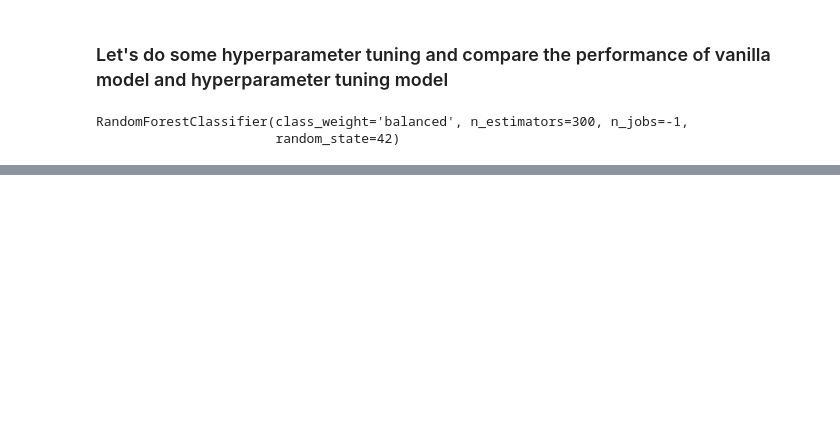
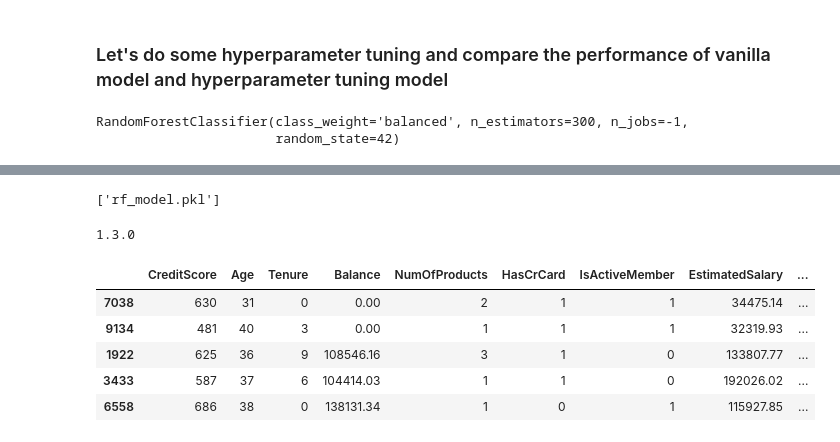
Before and after one commit to Jaggi0504/CreditCardChurn, a Jupyter notebook: practice.ipynb, the cells around one changed output, grey strips where cells are left out. Drawn from its saved outputs; the diff is of its cells as text; code cells hidden in the pictures; blank space fills up the shorter version.

```diff
--- a/practice.ipynb
+++ b/practice.ipynb
@@ -340,2 +341,18 @@ weighted avg       0.85      0.85      0.84      2000
 # %%
-pickle.dump('rf_model', open('rf_model.pkl', 'wb'))
+joblib.dump(rf_model, "rf_model.pkl")
+# %% [output]
+['rf_model.pkl']
+# %%
+import sklearn
+print(sklearn.__version__)
+# %% [output]
+1.3.0
+# %%
+X_train.head()
+# %% [output]
+|  | CreditScore | Age | Tenure | Balance | NumOfProducts | HasCrCard | IsActiveMember | EstimatedSalary | ... |
+| 7038 | 630 | 31 | 0 | 0.00 | 2 | 1 | 1 | 34475.14 | ... |
+| 9134 | 481 | 40 | 3 | 0.00 | 1 | 1 | 1 | 32319.93 | ... |
+| 1922 | 625 | 36 | 9 | 108546.16 | 3 | 1 | 0 | 133807.77 | ... |
+| 3433 | 587 | 37 | 6 | 104414.03 | 1 | 1 | 0 | 192026.02 | ... |
+| 6558 | 686 | 38 | 0 | 138131.34 | 1 | 0 | 1 | 115927.85 | ... |
```
Also changed, not shown: parts of 7 cells of this notebook, 5 other files.
